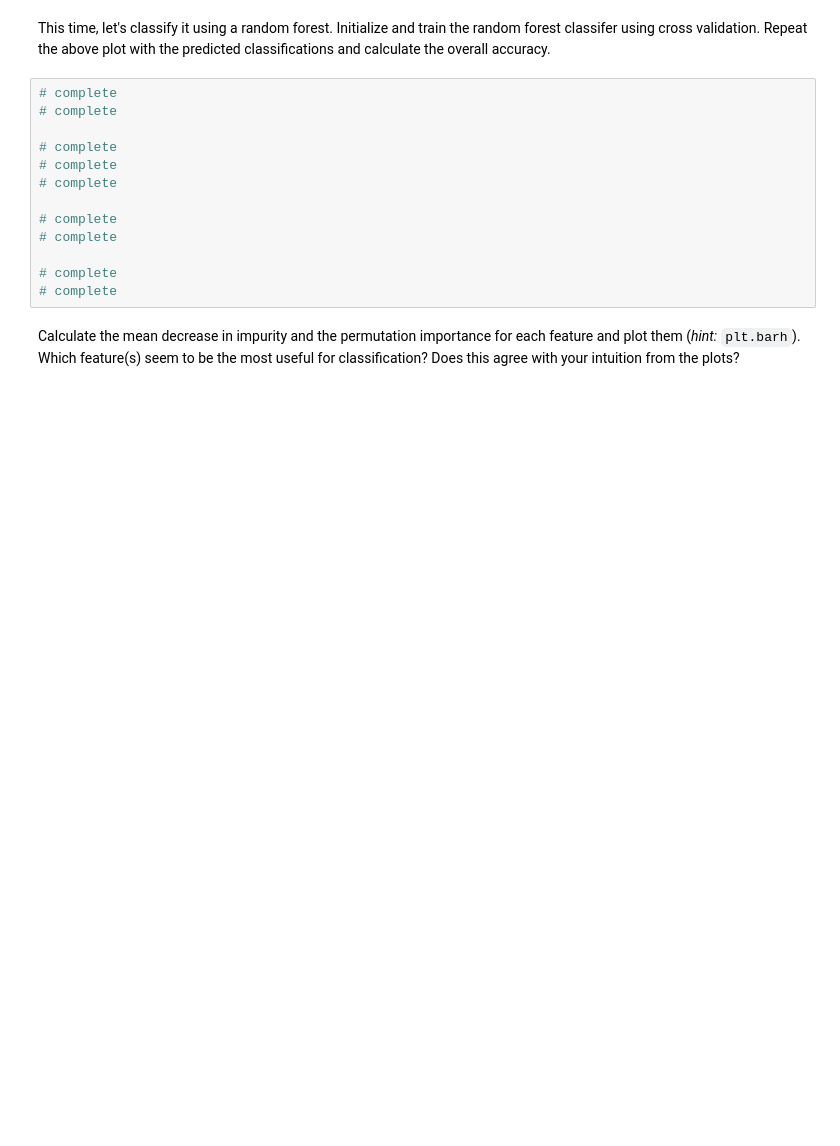
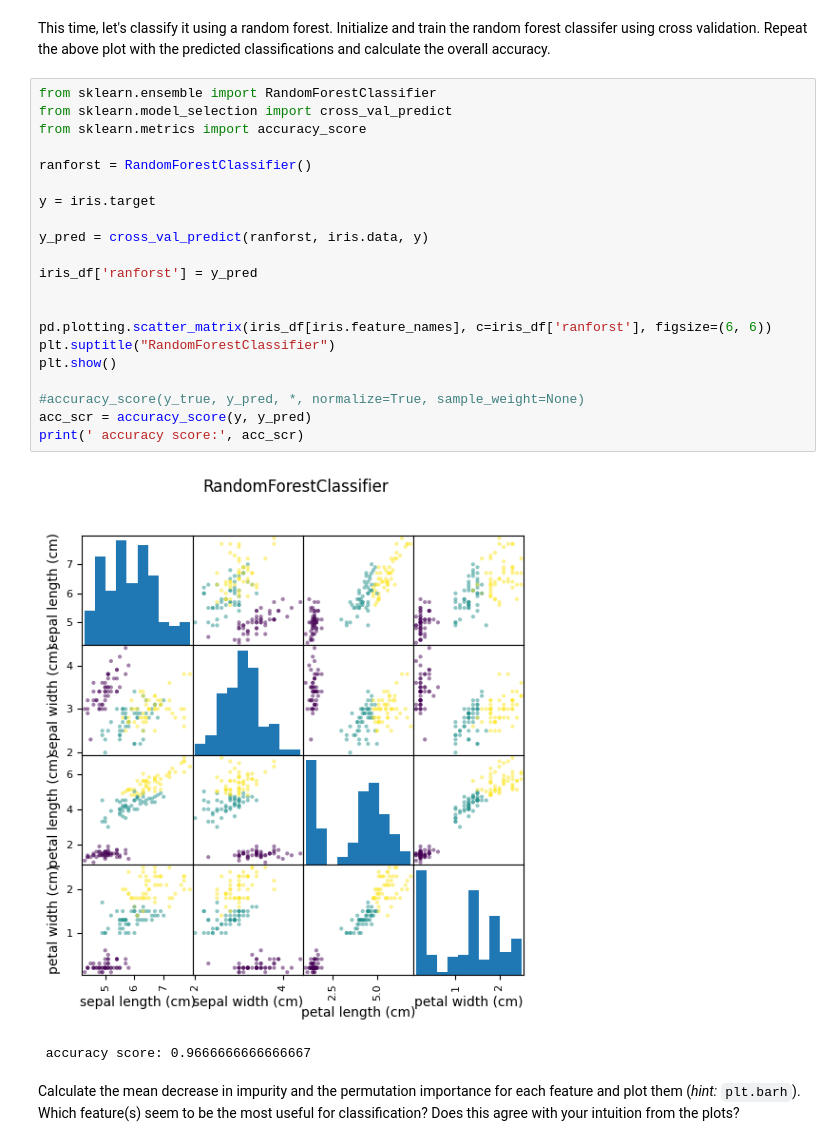
Before and after one commit to ASTR154/interpretability, a Jupyter notebook: interpretability.ipynb, the cells around one changed output. Saved outputs shown, nothing was run; the diff lists cells and outputs as text; blank space fills up the shorter version.

```diff
--- a/interpretability.ipynb
+++ b/interpretability.ipynb
@@ -17,18 +36,29 @@ We return to the iris dataset from last week. Load it into the notebook and make
 # %% [markdown]
 This time, let's classify it using a random forest. Initialize and train the random forest classifer using cross validation. Repeat the above plot with the predicted classifications and calculate the overall accuracy.
 # %%
-# complete
-# complete
+from sklearn.ensemble import RandomForestClassifier
+from sklearn.model_selection import cross_val_predict
+from sklearn.metrics import accuracy_score
 
-# complete
-# complete
-# complete
+ranforst = RandomForestClassifier()
 
-# complete
-# complete
+y = iris.target
 
-# complete
-# complete
+y_pred = cross_val_predict(ranforst, iris.data, y)
+
+iris_df['ranforst'] = y_pred
+
+
+pd.plotting.scatter_matrix(iris_df[iris.feature_names], c=iris_df['ranforst'], figsize=(6, 6))
+plt.suptitle("RandomForestClassifier")
+plt.show()
+
+#accuracy_score(y_true, y_pred, *, normalize=True, sample_weight=None)
+acc_scr = accuracy_score(y, y_pred)
+print(' accuracy score:', acc_scr)
+# %% [output]
+[figure, added]
+ accuracy score: 0.9666666666666667
 # %% [markdown]
 Calculate the mean decrease in impurity and the permutation importance for each feature and plot them (*hint:* `plt.barh`). Which feature(s) seem to be the most useful for classification? Does this agree with your intuition from the plots?
 # %%
```
Also changed, not shown: parts of 6 cells of this notebook.
